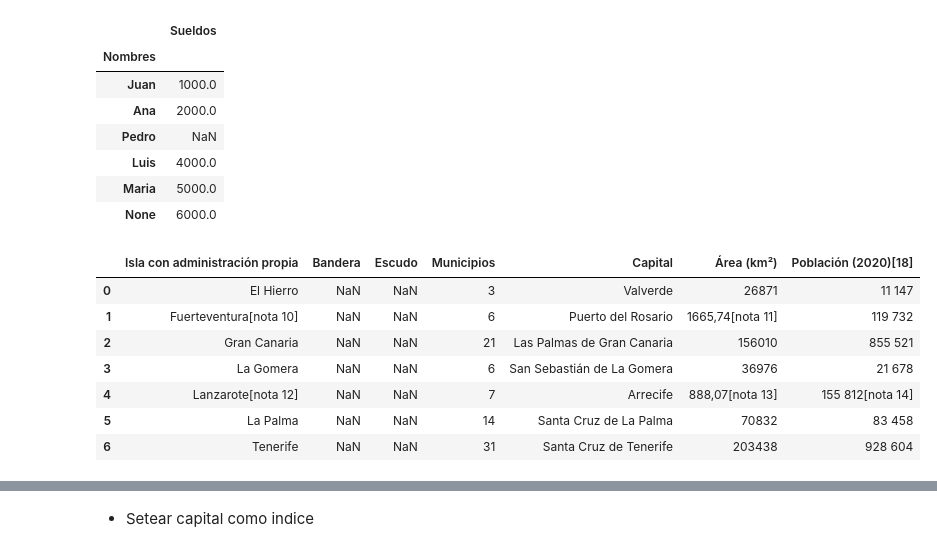
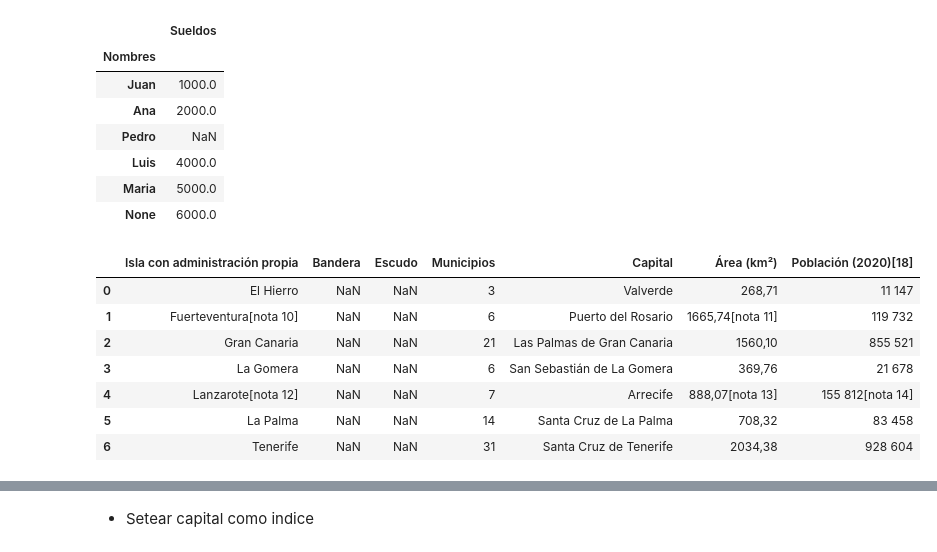
Before and after one commit to braiso-22/PruebasPandas, a Jupyter notebook: pruebas_pandas.ipynb, the cells around one changed output, grey strips where cells are left out. Saved outputs shown, nothing was run; the diff lists cells and outputs as text; code cells hidden in the pictures.

```diff
--- a/pruebas_pandas.ipynb
+++ b/pruebas_pandas.ipynb
@@ -229,7 +229,7 @@ df
 # %%
 
 url = "https://es.wikipedia.org/wiki/Canarias"
-tables = pd.read_html(url)
+tables = pd.read_html(url,thousands=".")
 df = tables[9]
 df
 # %% [output]
@@ -237 +237 @@ df
-| 0 | El Hierro | NaN | NaN | 3 | Valverde | 26871 | 11 147 |
+| 0 | El Hierro | NaN | NaN | 3 | Valverde | 268,71 | 11 147 |
@@ -239,2 +239,2 @@ df
-| 2 | Gran Canaria | NaN | NaN | 21 | Las Palmas de Gran Canaria | 156010 | 855 521 |
-| 3 | La Gomera | NaN | NaN | 6 | San Sebastián de La Gomera | 36976 | 21 678 |
+| 2 | Gran Canaria | NaN | NaN | 21 | Las Palmas de Gran Canaria | 1560,10 | 855 521 |
+| 3 | La Gomera | NaN | NaN | 6 | San Sebastián de La Gomera | 369,76 | 21 678 |
@@ -242,5 +242,5 @@ df
-| 5 | La Palma | NaN | NaN | 14 | Santa Cruz de La Palma | 70832 | 83 458 |
-| 6 | Tenerife | NaN | NaN | 31 | Santa Cruz de Tenerife | 203438 | 928 604 |
+| 5 | La Palma | NaN | NaN | 14 | Santa Cruz de La Palma | 708,32 | 83 458 |
+| 6 | Tenerife | NaN | NaN | 31 | Santa Cruz de Tenerife | 2034,38 | 928 604 |
 # %%
 def eliminar_corchetes(x):
     '''
```
Also changed, not shown: parts of 39 cells of this notebook.
